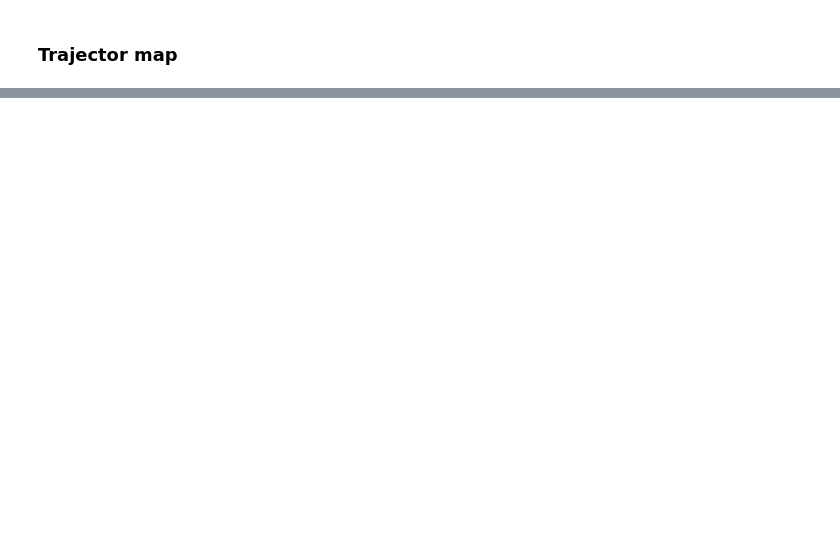
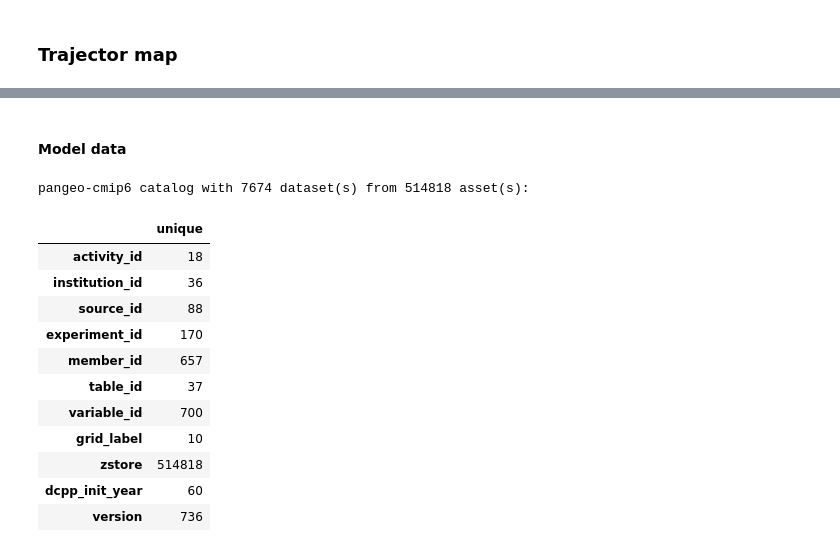
Before and after one commit to eScience-course/Tjaernoe2022-group7, a Jupyter notebook: ingrblu/ingrid_notebook.ipynb, the cells around one changed output, grey strips where cells are left out. Cells and saved outputs as stored; diff of their text form; code cells hidden in the pictures; blank space fills up the shorter version.

```diff
--- a/ingrblu/ingrid_notebook.ipynb
+++ b/ingrblu/ingrid_notebook.ipynb
@@ -261,0 +300,20 @@ d
+# %% [markdown]
+#### Model data
+# %%
+cat_url = "https://storage.googleapis.com/cmip6/pangeo-cmip6.json"
+col = intake.open_esm_datastore(cat_url)
+col
+# %% [output]
+pangeo-cmip6 catalog with 7674 dataset(s) from 514818 asset(s):
+|  | unique |
+| activity_id | 18 |
+| institution_id | 36 |
+| source_id | 88 |
+| experiment_id | 170 |
+| member_id | 657 |
+| table_id | 37 |
+| variable_id | 700 |
+| grid_label | 10 |
+| zstore | 514818 |
+| dcpp_init_year | 60 |
+| version | 736 |
```
Also changed, not shown: parts of 19 cells of this notebook, 1 other file.
